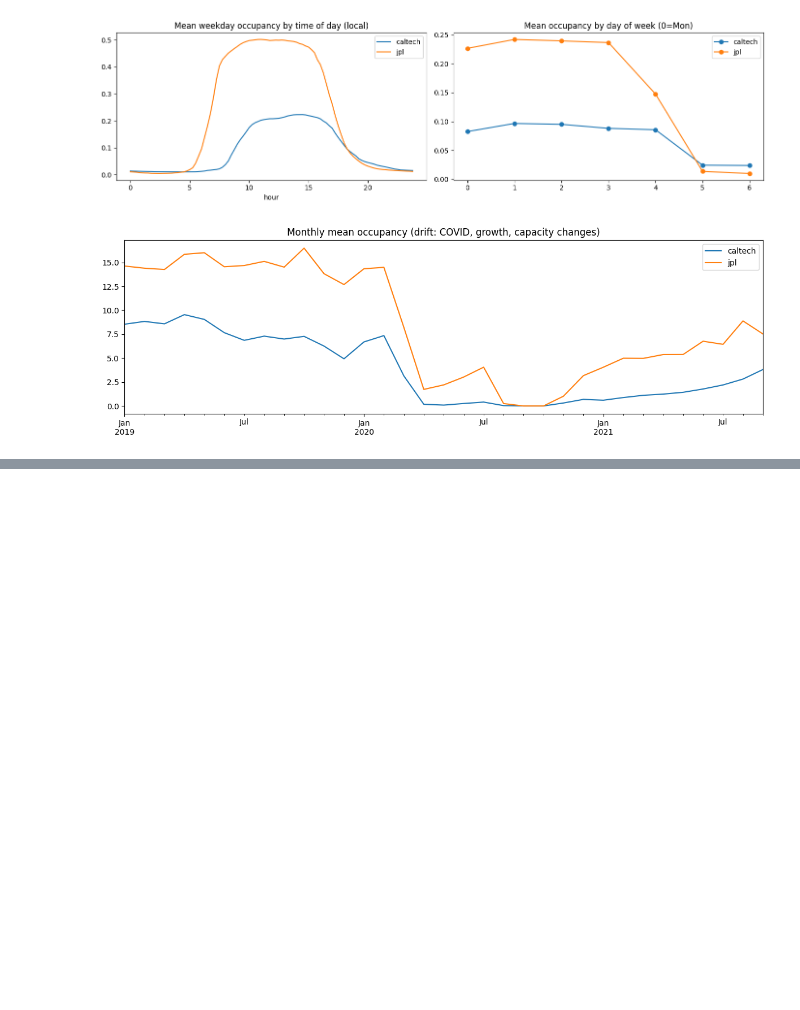
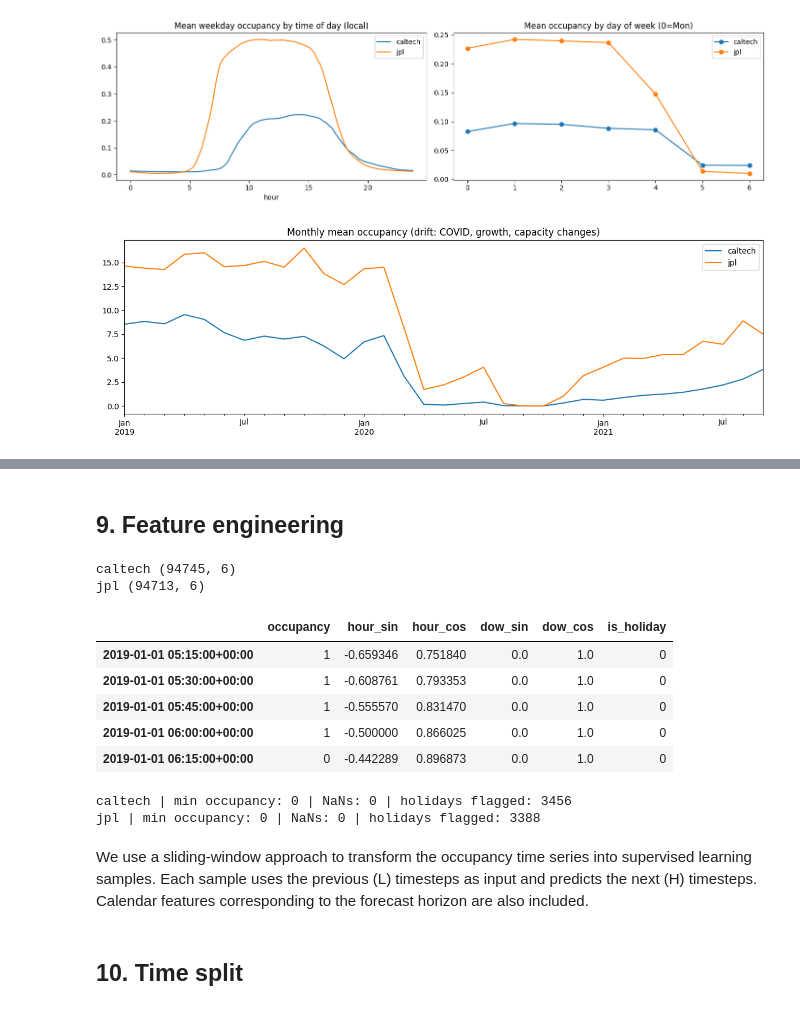
Before and after one commit to JamalEddineEb/EV-station-forecasting, a Jupyter notebook: data_audit.ipynb, the cells around one changed output, grey strips where cells are left out. Saved outputs shown, nothing was run; the diff lists cells and outputs as text; code cells hidden in the pictures; blank space fills up the shorter version.

Commit message:
data split

```diff
--- a/data_audit.ipynb
+++ b/data_audit.ipynb
@@ -354,0 +317,49 @@ features.head()
+# %% [markdown]
+## 9. Feature engineering
+# %%
+CA_HOLIDAYS = holidays.US(state="CA")      # pip install holidays if missing
+
+L = 372                       # lookback: 1 week (change freely, it's a setting)
+H = 16                        # horizon: 4 hours
+SPLIT = (0.70, 0.15, 0.15)    # train / val / test, by time
+MIN_GAP_DAYS = 5              # zero-occupancy runs longer than this are treated as data gaps
+CAL_COLS = ["hour_sin", "hour_cos", "dow_sin", "dow_cos", "is_holiday"]
+# %%
+def build_series_table(occ_series):
+    loc = occ_series.index.tz_convert(LOCAL_TZ)
+    hour = np.asarray(loc.hour + loc.minute / 60)
+    dow = np.asarray(loc.dayofweek)
+    return pd.DataFrame({
+        "occupancy": occ_series.values,
+        "hour_sin": np.sin(2 * np.pi * hour / 24),
+        "hour_cos": np.cos(2 * np.pi * hour / 24),
+        "dow_sin": np.sin(2 * np.pi * dow / 7),
+        "dow_cos": np.cos(2 * np.pi * dow / 7),
+        "is_holiday": [int(d in CA_HOLIDAYS) for d in loc.date],
+    }, index=occ_series.index)
+
+tables = {site: build_series_table(occ[site]) for site in occ}
+
+for site, t in tables.items():
+    print(site, t.shape)
+tables["caltech"].head()
+# %% [output]
+caltech (94745, 6)
+jpl (94713, 6)
+|  | occupancy | hour_sin | hour_cos | dow_sin | dow_cos | is_holiday |
+| 2019-01-01 05:15:00+00:00 | 1 | -0.659346 | 0.751840 | 0.0 | 1.0 | 0 |
+| 2019-01-01 05:30:00+00:00 | 1 | -0.608761 | 0.793353 | 0.0 | 1.0 | 0 |
+| 2019-01-01 05:45:00+00:00 | 1 | -0.555570 | 0.831470 | 0.0 | 1.0 | 0 |
+| 2019-01-01 06:00:00+00:00 | 1 | -0.500000 | 0.866025 | 0.0 | 1.0 | 0 |
+| 2019-01-01 06:15:00+00:00 | 0 | -0.442289 | 0.896873 | 0.0 | 1.0 | 0 |
+# %%
+for site, t in tables.items():
+    print(site,
+          "| min occupancy:", t["occupancy"].min(),
+          "| NaNs:", int(t.isna().sum().sum()),
+          "| holidays flagged:", int(t["is_holiday"].sum()))
+# %% [output]
+caltech | min occupancy: 0 | NaNs: 0 | holidays flagged: 3456
+jpl | min occupancy: 0 | NaNs: 0 | holidays flagged: 3388
+# %% [markdown]
+We use a sliding-window approach to transform the occupancy time series into supervised learning samples. Each sample uses the previous \(L\) timesteps as input and predicts the next \(H\) timesteps. Calendar features corresponding to the forecast horizon are also included.
@@ -354,0 +379,2 @@ features.head()
+# %% [markdown]
+## 10. Time split
```
Also changed, not shown: parts of 13 cells of this notebook, 3 other files.
